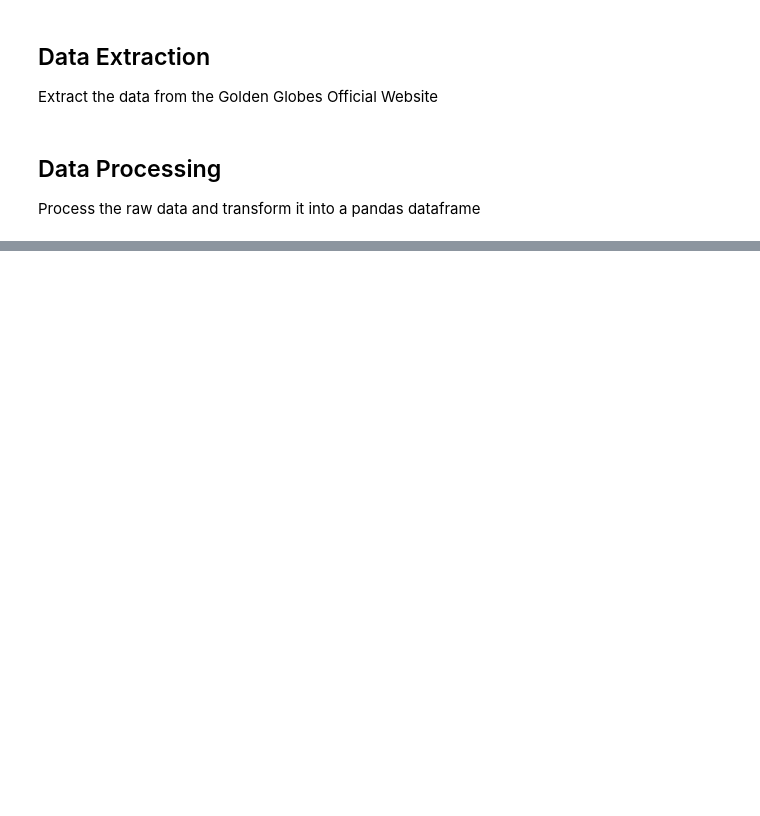
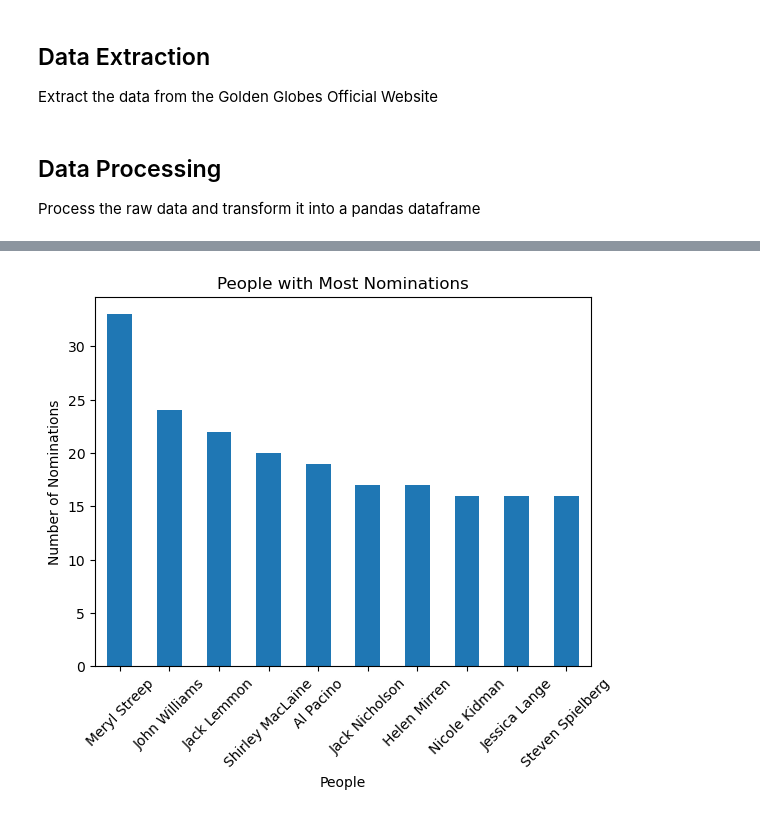
Before and after one commit to dmitkov28/notebooks, a Jupyter notebook: notebooks/ML/movies/golden_globes.ipynb, the cells around one changed output, grey strips where cells are left out. Cells and saved outputs as stored; diff of their text form; code cells hidden in the pictures; blank space fills up the shorter version.

```diff
--- a/notebooks/ML/movies/golden_globes.ipynb
+++ b/notebooks/ML/movies/golden_globes.ipynb
@@ -85,0 +138,13 @@ df.to_csv("Golden_Globes_Awards_Dataset.csv")
+# %%
+people_most_nominations = data_no_empty_titles[
+    (data_no_empty_titles.nominee_type == "people")
+    ].groupby("title").size().sort_values(ascending=False).head(10)
+# %%
+people_most_nominations_plot = people_most_nominations.plot(kind="bar",
+                                              rot=45,
+                                              xlabel="People",
+                                              ylabel="Number of Nominations",
+                                              title="People with Most Nominations"
+                                             )
+# %% [output]
+[figure, added]
```
Also changed, not shown: parts of 20 cells of this notebook.
